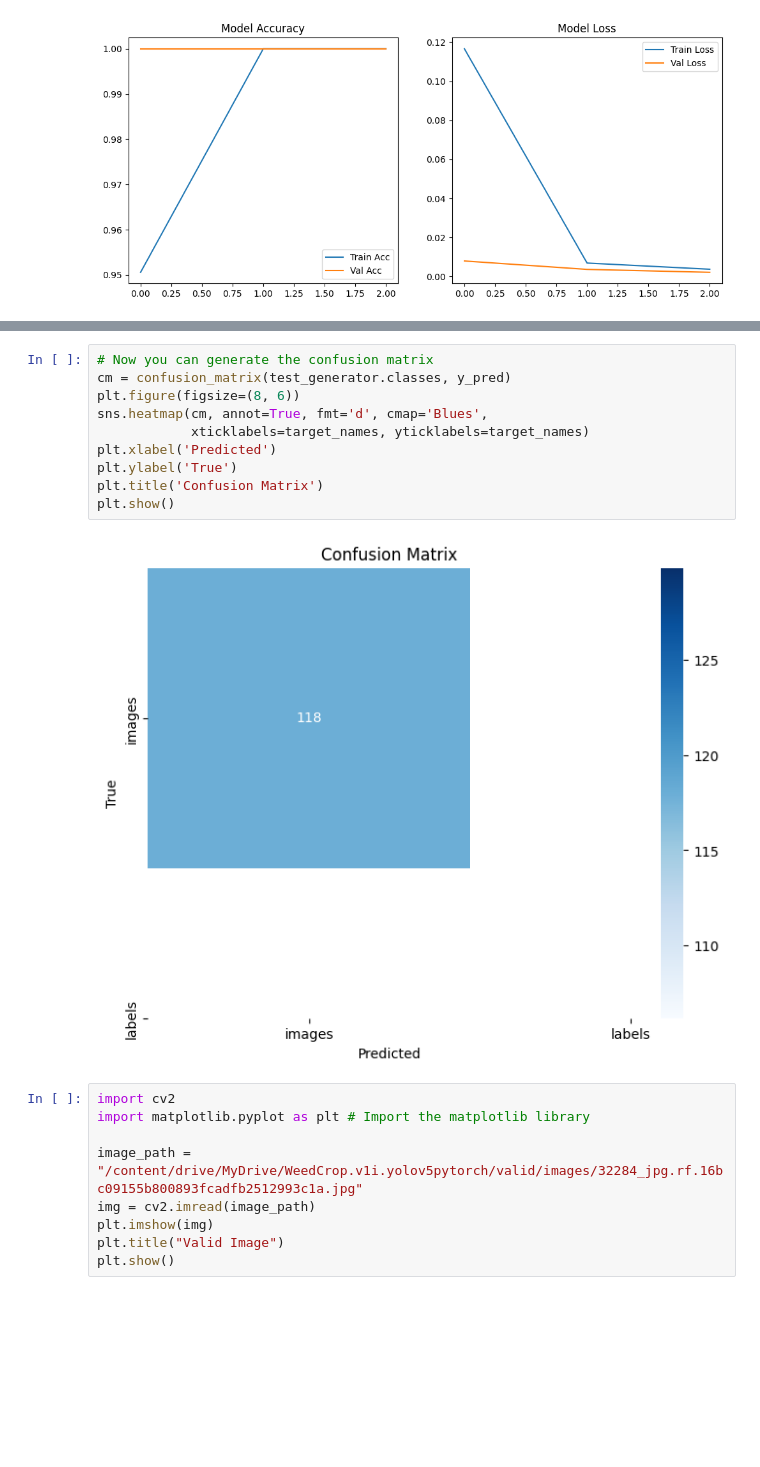
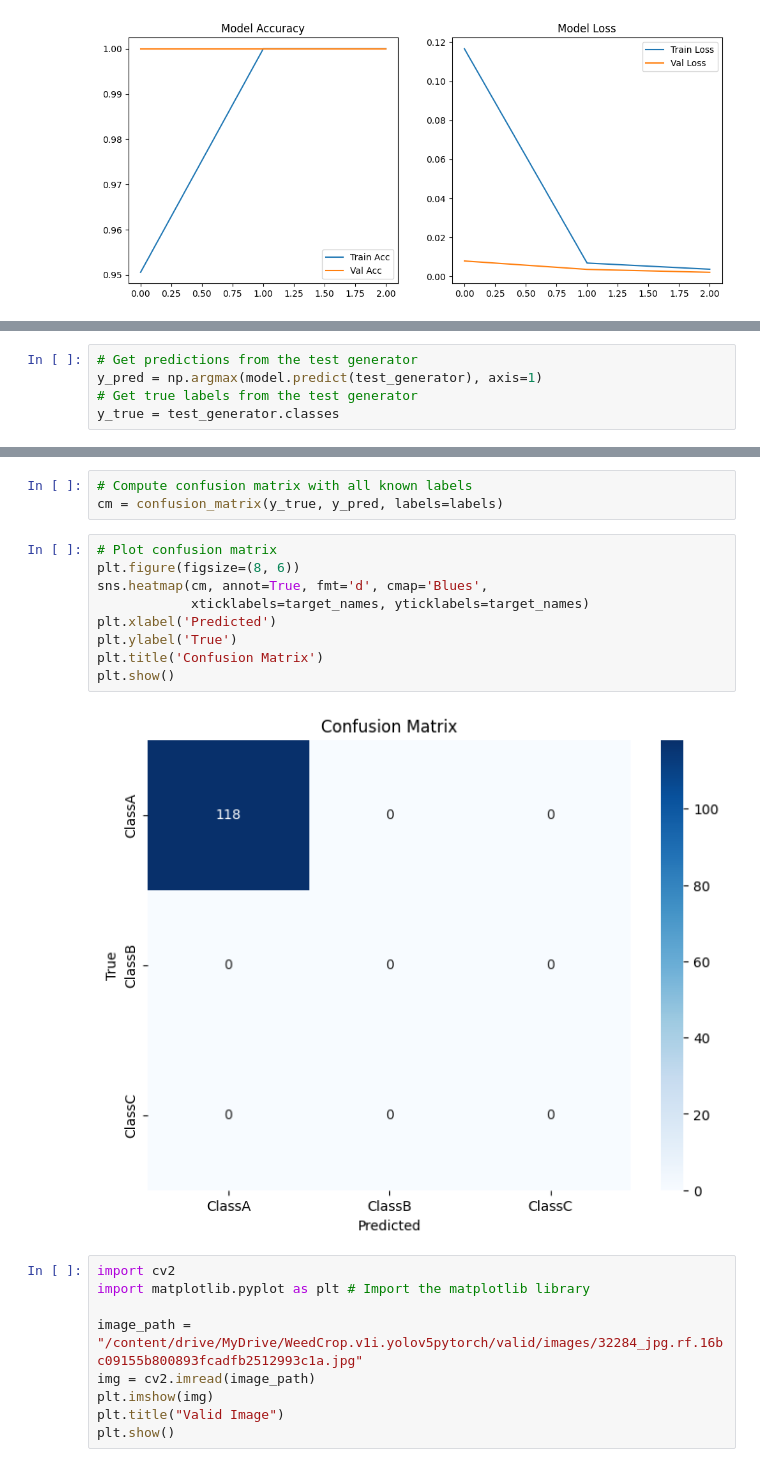
Before and after one commit to samia-75-shahid/Assignment_3-login-php, a Jupyter notebook: weedproject.ipynb, the cells around one changed output, grey strips where cells are left out. Cells and saved outputs as stored; diff of their text form; blank space fills up the shorter version.

```diff
--- a/weedproject.ipynb
+++ b/weedproject.ipynb
@@ -128,0 +128,5 @@ y_pred = np.argmax(Y_pred, axis=1)
+# %%
+# Get predictions from the test generator
+y_pred = np.argmax(model.predict(test_generator), axis=1)
+# Get true labels from the test generator
+y_true = test_generator.classes
@@ -129,15 +135,17 @@ y_pred = np.argmax(Y_pred, axis=1)
+# %%
+# Compute confusion matrix with all known labels
+cm = confusion_matrix(y_true, y_pred, labels=labels)
 # %%
-# Now you can generate the confusion matrix
-cm = confusion_matrix(test_generator.classes, y_pred)
+# Plot confusion matrix
 plt.figure(figsize=(8, 6))
 sns.heatmap(cm, annot=True, fmt='d', cmap='Blues',
             xticklabels=target_names, yticklabels=target_names)
 plt.xlabel('Predicted')
 plt.ylabel('True')
 plt.title('Confusion Matrix')
 plt.show()
 # %% [output]
-[figure, old version]
+[figure, new version]
 # %%
 import cv2
 import matplotlib.pyplot as plt # Import the matplotlib library
```
Also changed, not shown: parts of 4 cells of this notebook.
